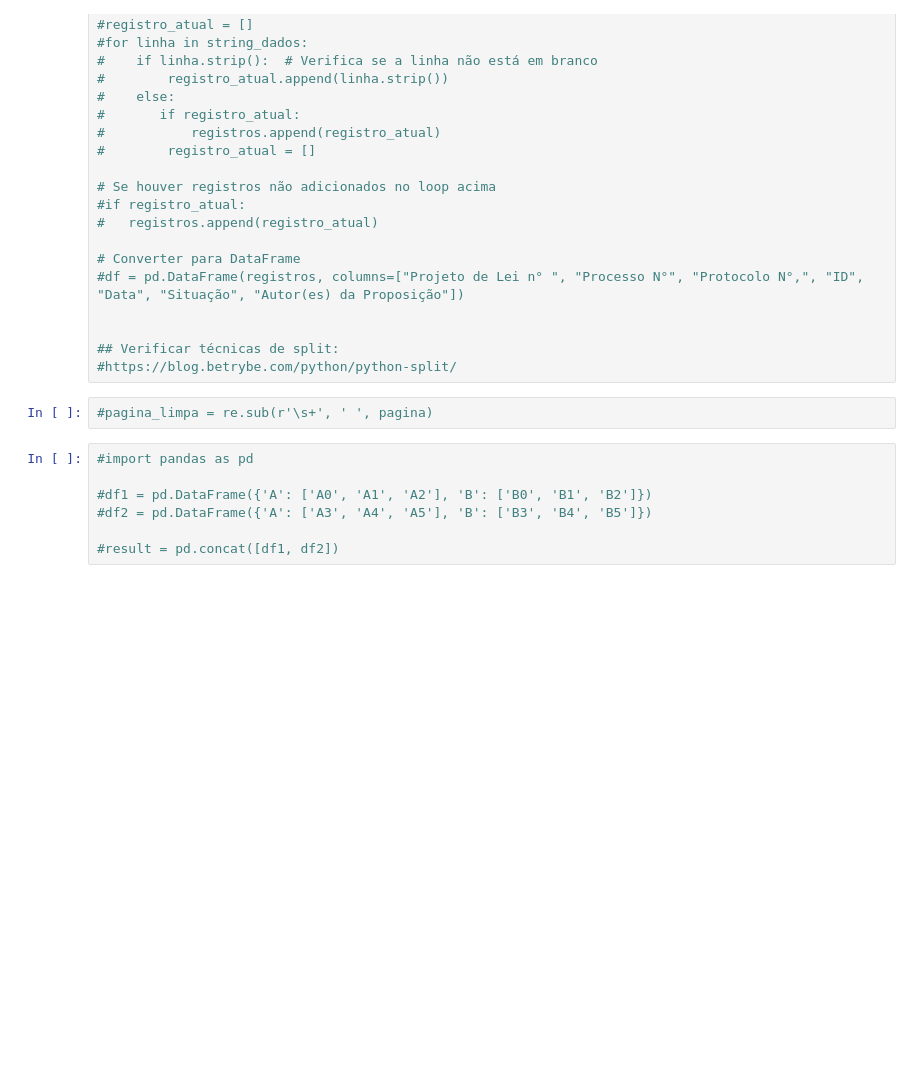
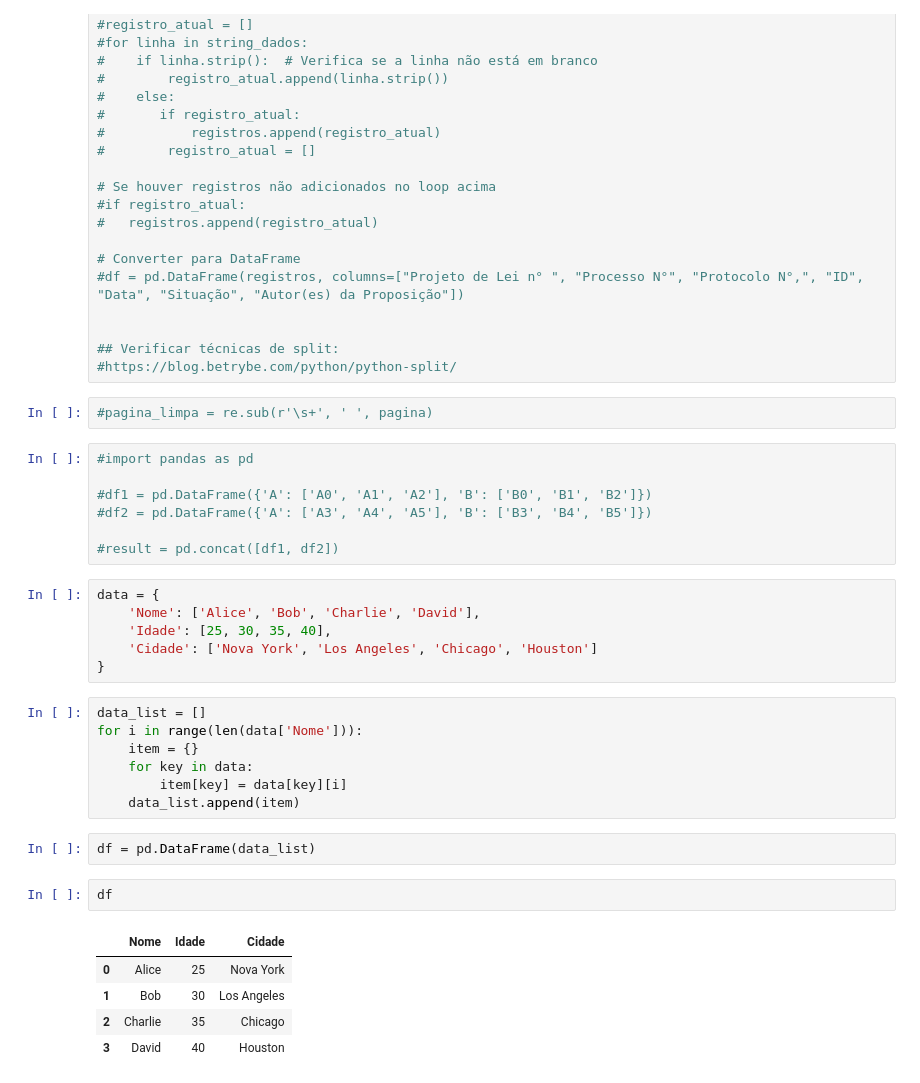
Before and after one commit to JonMaycon/DataScience, a Jupyter notebook: WS_CamaraVereadores_Cba.ipynb, the cells around one changed output. Cells and saved outputs as stored; diff of their text form; blank space fills up the shorter version.

```diff
--- a/WS_CamaraVereadores_Cba.ipynb
+++ b/WS_CamaraVereadores_Cba.ipynb
@@ -239,3 +336,26 @@ import re
 #df2 = pd.DataFrame({'A': ['A3', 'A4', 'A5'], 'B': ['B3', 'B4', 'B5']})
 
 #result = pd.concat([df1, df2])
+# %%
+data = {
+    'Nome': ['Alice', 'Bob', 'Charlie', 'David'],
+    'Idade': [25, 30, 35, 40],
+    'Cidade': ['Nova York', 'Los Angeles', 'Chicago', 'Houston']
+}
+# %%
+data_list = []
+for i in range(len(data['Nome'])):
+    item = {}
+    for key in data:
+        item[key] = data[key][i]
+    data_list.append(item)
+# %%
+df = pd.DataFrame(data_list)
+# %%
+df
+# %% [output]
+|  | Nome | Idade | Cidade |
+| 0 | Alice | 25 | Nova York |
+| 1 | Bob | 30 | Los Angeles |
+| 2 | Charlie | 35 | Chicago |
+| 3 | David | 40 | Houston |
```
Also changed, not shown: parts of 15 cells of this notebook.
